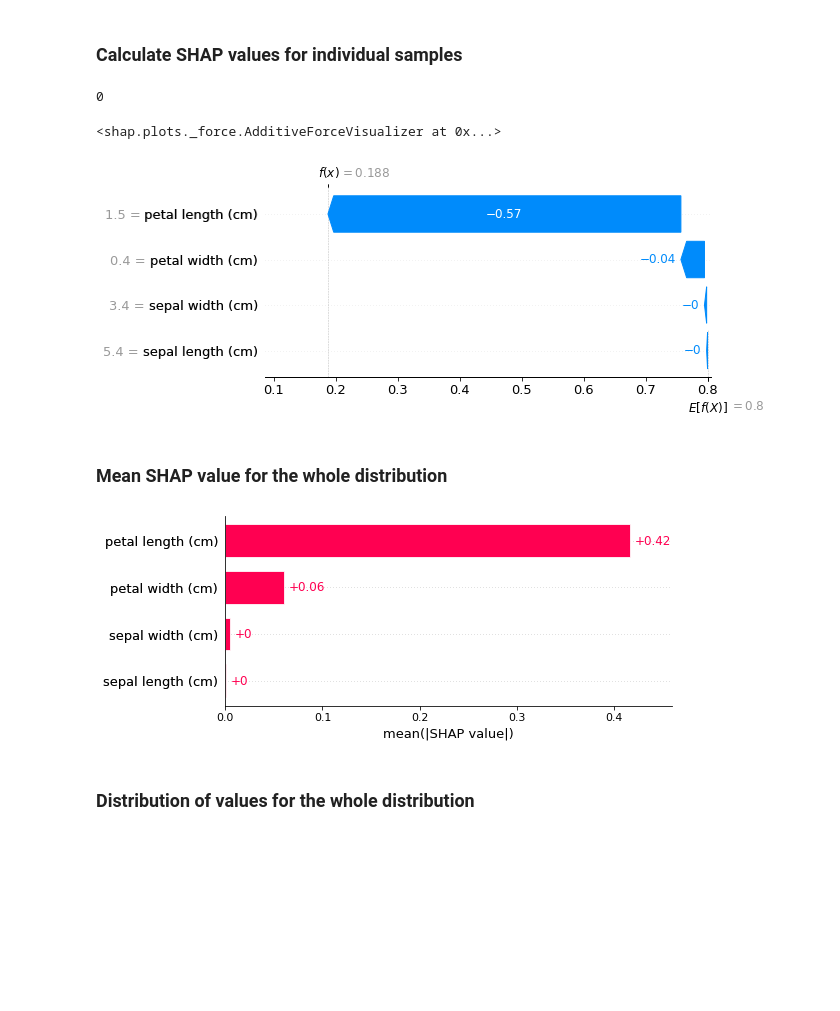
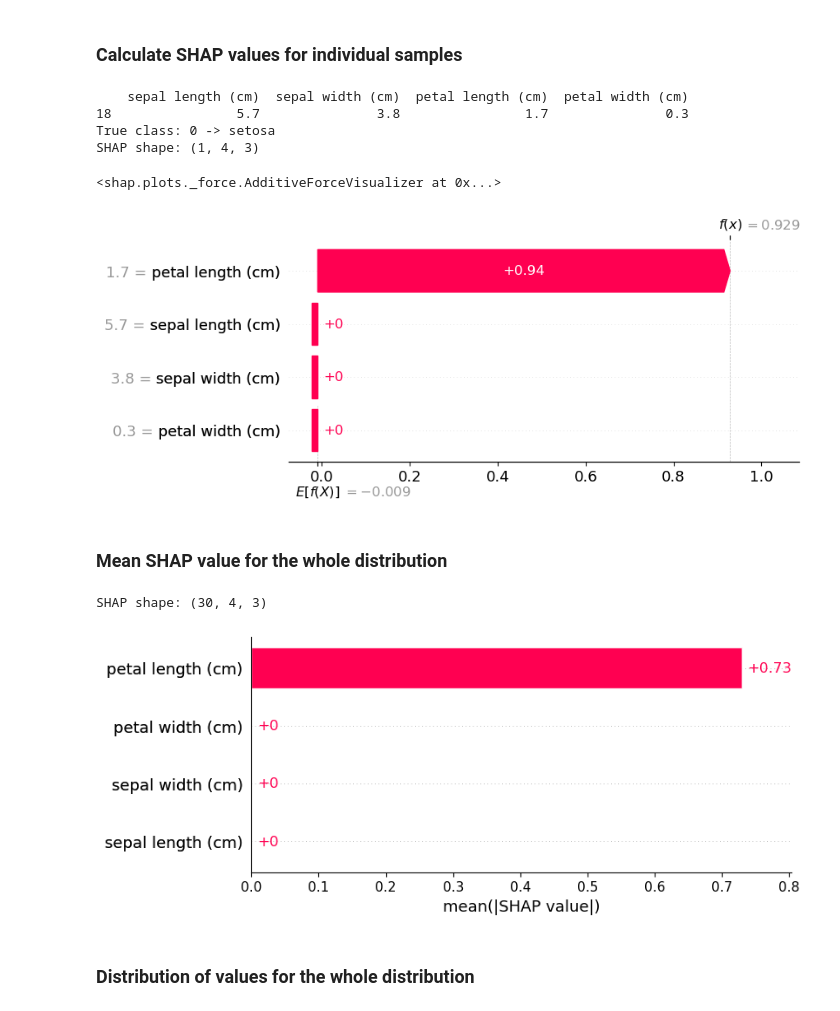
Before and after one commit to fforster/AS4501, a Jupyter notebook: ML_interpretability/ML_interpretability.ipynb, the cells around one changed output. Cells and saved outputs as stored; diff of their text form; code cells hidden in the pictures; blank space fills up the shorter version.

```diff
--- a/ML_interpretability/ML_interpretability.ipynb
+++ b/ML_interpretability/ML_interpretability.ipynb
@@ -483,7 +624,12 @@ sn.pairplot(df, hue='species')
 # %% [markdown]
 ### Train an XGBoost model
 # %%
-model = xgboost.train({"learning_rate": 0.01}, xgboost.DMatrix(X_train, label=y_train), 100)
+params = {
+    "learning_rate": 0.01,
+    "objective": "multi:softprob",
+    "num_class": 3,
+}
+model = xgboost.train(params, xgboost.DMatrix(X_train, label=y_train), 100)
 # %% [markdown]
 ### Initialize SHAP explainer
 # %%
@@ -492,12 +638,18 @@ explainer = shap.Explainer(model)
 ### Calculate SHAP values for individual samples
 # %%
 # Select a test instance
-instance_idx = 5
+instance_idx = 1
 instance = X_test.iloc[[instance_idx]]
-print(y_test[instance_idx])
+true_class = int(y_test[instance_idx])
+print(instance)
+print("True class:", true_class, "->", iris.target_names[true_class])
 
-# Calculate SHAP values
+# SHAP values: shape (1, n_features, n_classes) for multi:softprob
 shap_values = explainer(instance)
+print("SHAP shape:", shap_values.values.shape)
 # %% [output]
-0
+    sepal length (cm)  sepal width (cm)  petal length (cm)  petal width (cm)
+18                5.7               3.8                1.7               0.3
+True class: 0 -> setosa
+SHAP shape: (1, 4, 3)
 # %%
@@ -506,18 +658,21 @@ shap.plots.force(shap_values)
 # %% [output]
 <shap.plots._force.AdditiveForceVisualizer at 0x...>
 # %%
-shap.plots.waterfall(shap_values[0])#, max_display=14)
+shap.plots.waterfall(shap_values[0, :, true_class])
 # %% [output]
-[figure, old version]
+[figure, new version]
 # %% [markdown]
 ### Mean SHAP value for the whole distribution
 # %%
 shap_values_test = explainer(X_test)
+print("SHAP shape:", shap_values_test.values.shape)
 
-# Plot SHAP values
-shap.plots.bar(shap_values_test.abs.mean(0))
+# Mean |SHAP| per feature for class 0 (setosa). Repeat with [..., 1], [..., 2]
+# to see the other classes.
+shap.plots.bar(shap_values_test[..., 0].abs.mean(0))
 # %% [output]
+SHAP shape: (30, 4, 3)
-[figure, old version]
+[figure, new version]
 # %% [markdown]
 ### Distribution of values for the whole distribution
 # %%
```
Also changed, not shown: parts of 56 cells of this notebook.
